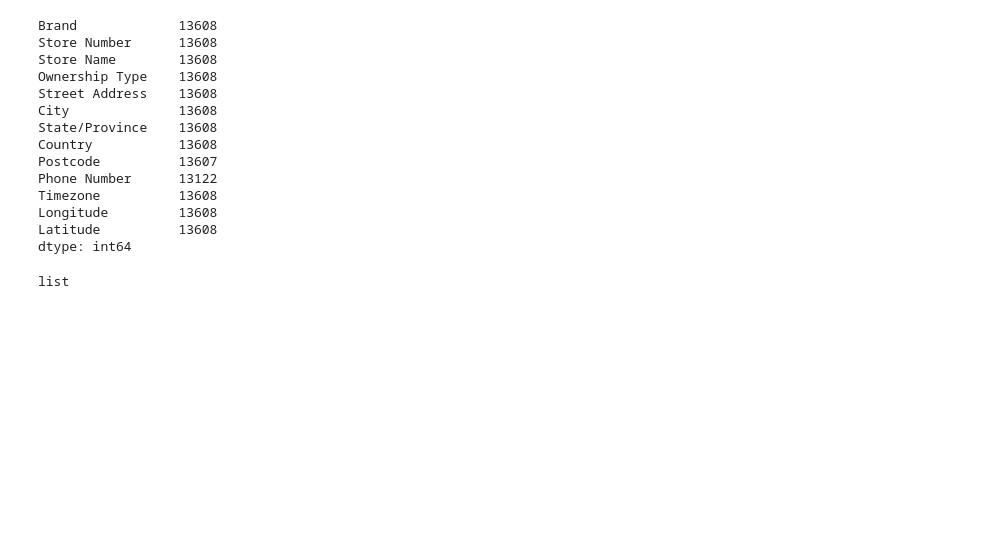
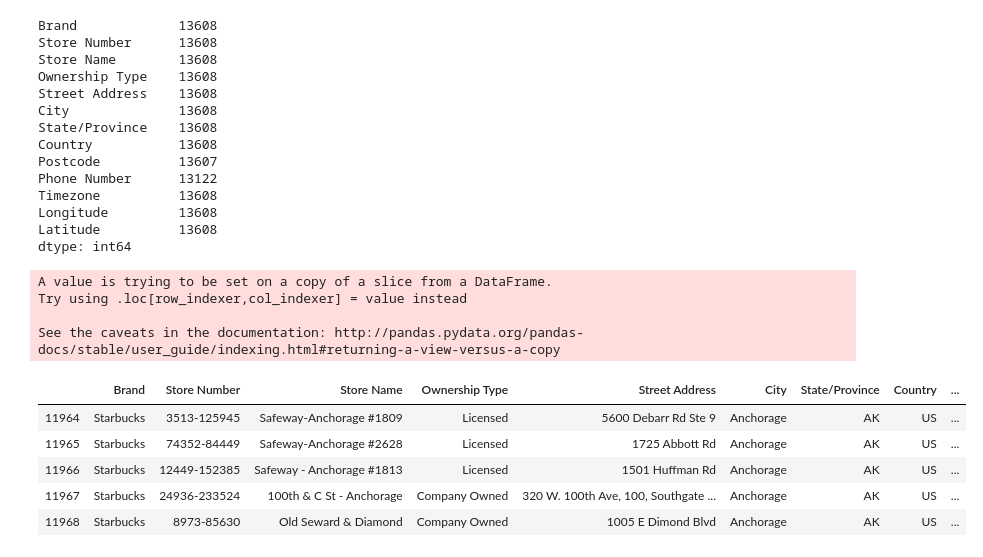
Before and after one commit to tedi529/Starbucks-ETL, a Jupyter notebook: starbucks_cities.ipynb, the cells around one changed output. Saved outputs shown, nothing was run; the diff lists cells and outputs as text; code cells hidden in the pictures; blank space fills up the shorter version.

Commit message:
reverse_geocoder_cities

```diff
--- a/starbucks_cities.ipynb
+++ b/starbucks_cities.ipynb
@@ -81,5 +93,23 @@ for index, row in us_locations_df.iterrows():
-# %%
-# check the type of cities
-type(cities)
-# %% [output]
-list
+# %%
+# Identify nearest city for each starbucks lat, lng combination from citipy
+#https://thispointer.com/pandas-apply-apply-a-function-to-each-row-column-in-dataframe/
+
+# Returns city
+def getcity(latitude, longitude):
+   return citipy.nearest_city(latitude, longitude).city_name
+
+us_locations_df['citipy_city'] =  us_locations_df.apply(lambda x:getcity(x['Latitude'],x['Longitude']), axis=1).str.title()
+# %% [output]
+A value is trying to be set on a copy of a slice from a DataFrame.
+Try using .loc[row_indexer,col_indexer] = value instead
+
+See the caveats in the documentation: http://pandas.pydata.org/pandas-docs/stable/user_guide/indexing.html#returning-a-view-versus-a-copy
+# %%
+us_locations_df.head()
+# %% [output]
+|  | Brand | Store Number | Store Name | Ownership Type | Street Address | City | State/Province | Country | ... |
+| 11964 | Starbucks | 3513-125945 | Safeway-Anchorage #1809 | Licensed | 5600 Debarr Rd Ste 9 | Anchorage | AK | US | ... |
+| 11965 | Starbucks | 74352-84449 | Safeway-Anchorage #2628 | Licensed | 1725 Abbott Rd | Anchorage | AK | US | ... |
+| 11966 | Starbucks | 12449-152385 | Safeway - Anchorage #1813 | Licensed | 1501 Huffman Rd | Anchorage | AK | US | ... |
+| 11967 | Starbucks | 24936-233524 | 100th & C St - Anchorage | Company Owned | 320 W. 100th Ave, 100, Southgate ... | Anchorage | AK | US | ... |
+| 11968 | Starbucks | 8973-85630 | Old Seward & Diamond | Company Owned | 1005 E Dimond Blvd | Anchorage | AK | US | ... |
```
Also changed, not shown: parts of 14 cells of this notebook, 4 other files.
